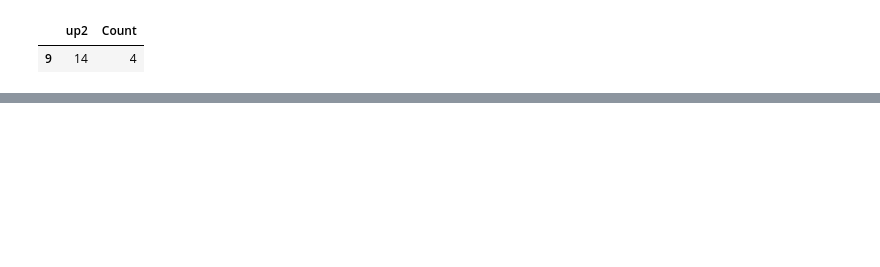
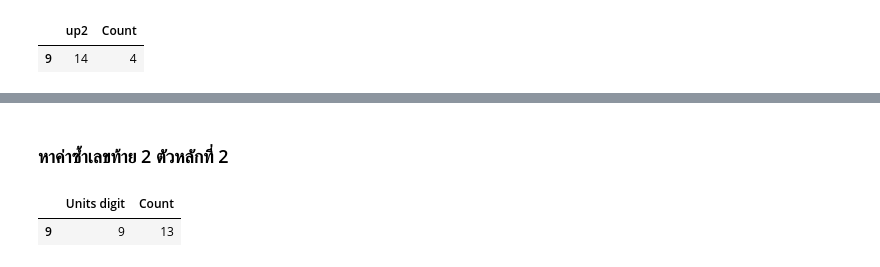
Before and after one commit to Tonry12/BSC_DPDM23, a Jupyter notebook: lotterry_prediction.ipynb, the cells around one changed output, grey strips where cells are left out. Cells and saved outputs as stored; diff of their text form; code cells hidden in the pictures; blank space fills up the shorter version.

```diff
--- a/lotterry_prediction.ipynb
+++ b/lotterry_prediction.ipynb
@@ -273,0 +315,9 @@ max_count_row
+# %% [markdown]
+### หาค่าซ้ำเลขท้าย 2 ตัวหลักที่ 2
+# %%
+grouped_counts = three_y.groupby('Units digit').size().reset_index(name='Count')
+max_count_row = grouped_counts[grouped_counts['Count'] == grouped_counts['Count'].max()]
+max_count_row
+# %% [output]
+|  | Units digit | Count |
+| 9 | 9 | 13 |
```
Also changed, not shown: parts of 15 cells of this notebook.
